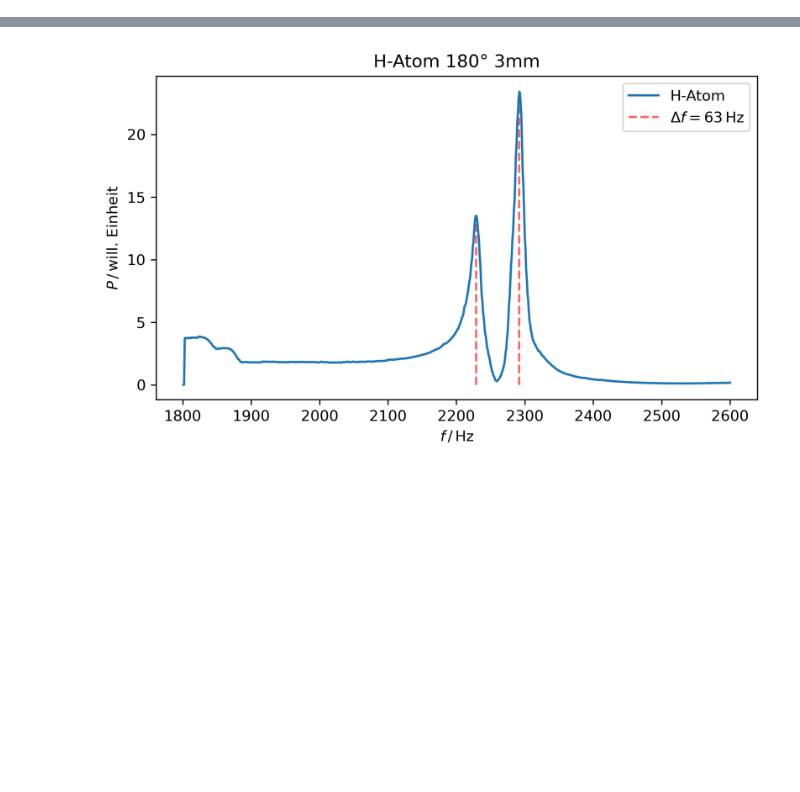
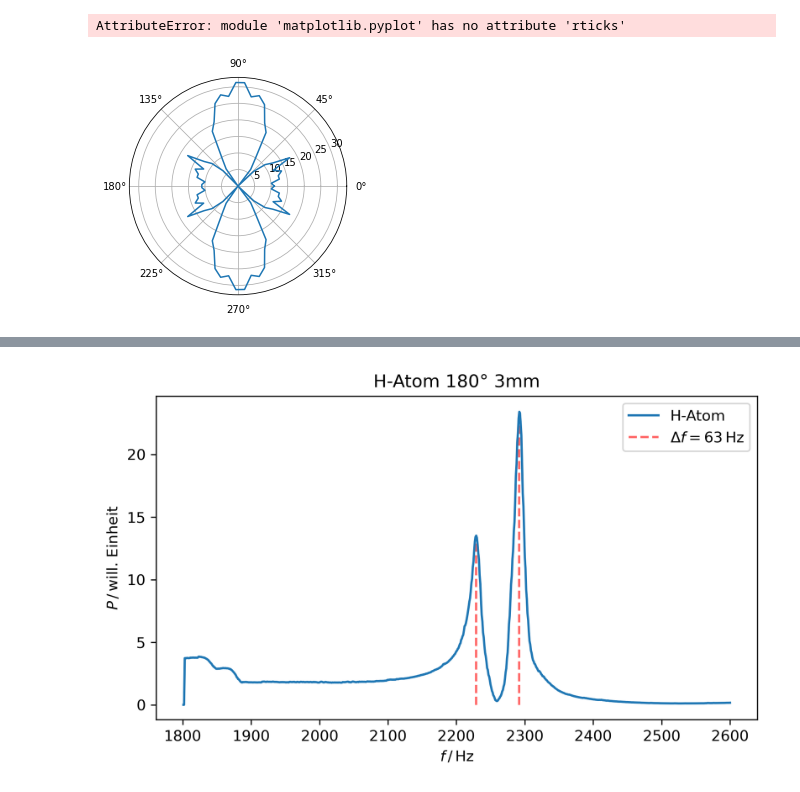
Before and after one commit to komrozik/FP2021, a Jupyter notebook: V23-Quanten_Analogien/Test_Notebook.ipynb, the cells around one changed output, grey strips where cells are left out. Cells and saved outputs as stored; diff of their text form; code cells hidden in the pictures; blank space fills up the shorter version.

```diff
--- a/V23-Quanten_Analogien/Test_Notebook.ipynb
+++ b/V23-Quanten_Analogien/Test_Notebook.ipynb
@@ -33,0 +67,11 @@ print(a)
+# %%
+rho = np.concatenate([D3,D3[::-1],D3,D3[::-1]])
+r = np.linspace(1, 2, len(rho))
+theta = 2 * np.pi * r
+a=np.arange(0,185,10)
+plt.polar(theta,rho)
+plt.rticks([0.5, 1, 1.5, 2])  # Less radial ticks
+plt.rlabel_position(-22.5)  # Move radial labels away from plotted line
+# %% [output]
+AttributeError: module 'matplotlib.pyplot' has no attribute 'rticks'
+[figure, added]
```
Also changed, not shown: parts of 9 cells of this notebook, 19 other files.
